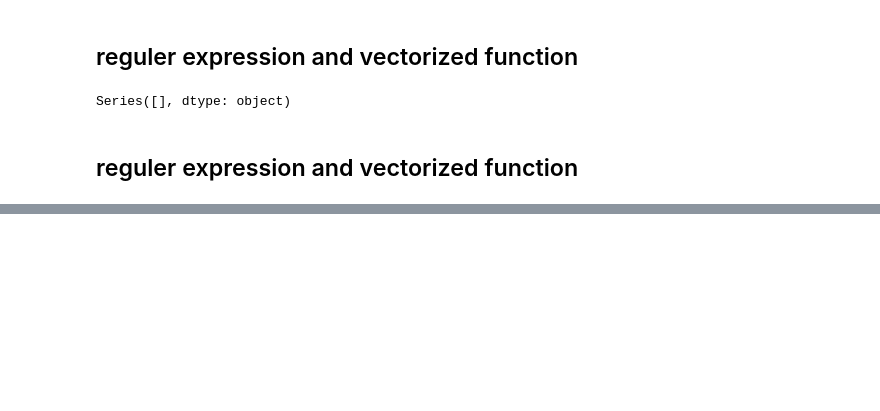
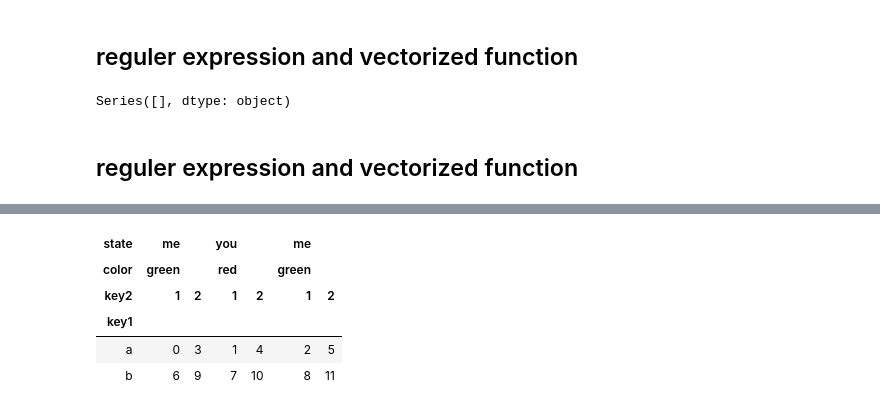
Before and after one commit to 1zulkifel/Data_science, a Jupyter notebook: Data_cleaning_and_Prep.ipynb, the cells around one changed output, grey strips where cells are left out. Saved outputs shown, nothing was run; the diff lists cells and outputs as text; code cells hidden in the pictures; blank space fills up the shorter version.

```diff
--- a/Data_cleaning_and_Prep.ipynb
+++ b/Data_cleaning_and_Prep.ipynb
@@ -260,0 +338,8 @@ df_pivit.stack()
+# %%
+#hirarchical data frame
+dfh=pd.DataFrame(np.arange(12).reshape(4,3),
+                index=[['a','a','b','b'],[1,2,1,2]],
+                columns=[['me','you','me'],['green','red','green']])
+dfh.index.names=['key1','key2']
+dfh.columns.names=['state','color']
+dfh
@@ -260,0 +354,10 @@ df_pivit.stack()
+# %%
+dg=dfh.unstack()
+dg
+# %% [output]
+| state | me |  | you |  | me |  |
+| color | green |  | red |  | green |  |
+| key2 | 1 | 2 | 1 | 2 | 1 | 2 |
+| key1 |  |  |  |  |  |  |
+| a | 0 | 3 | 1 | 4 | 2 | 5 |
+| b | 6 | 9 | 7 | 10 | 8 | 11 |
```
Also changed, not shown: parts of 34 cells of this notebook.
